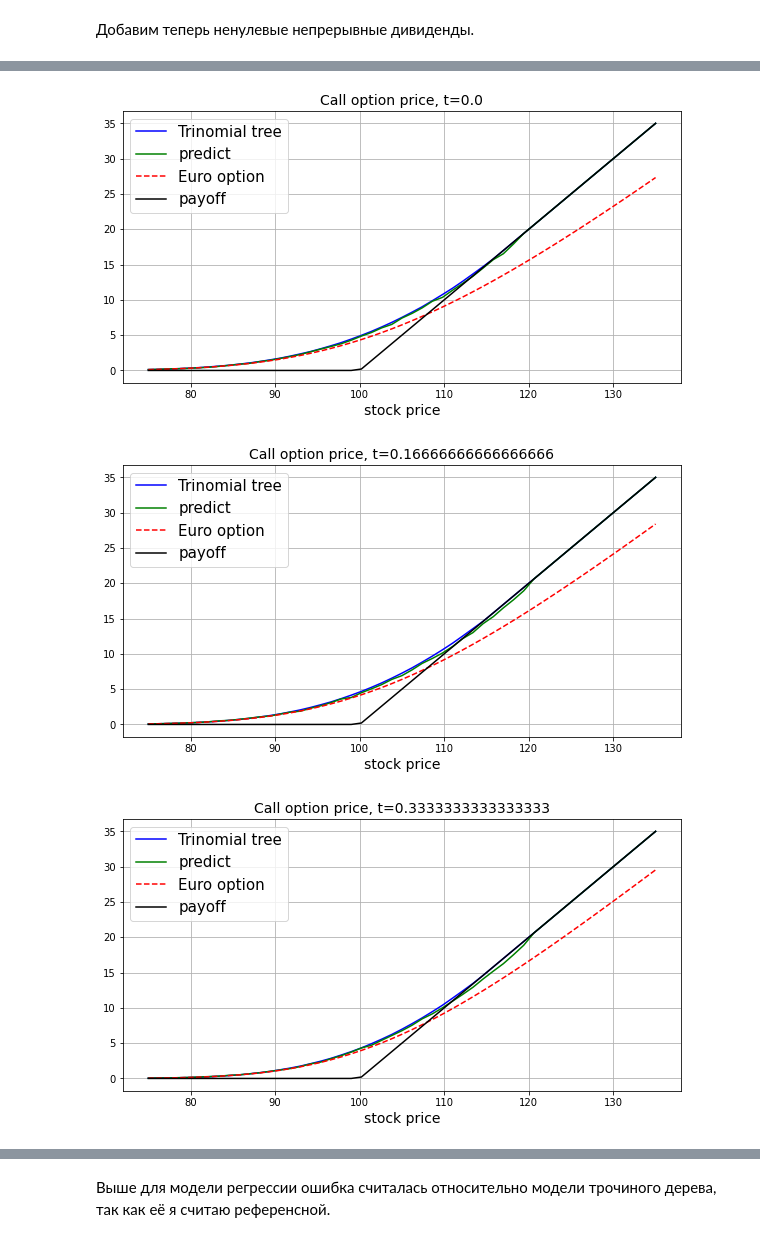
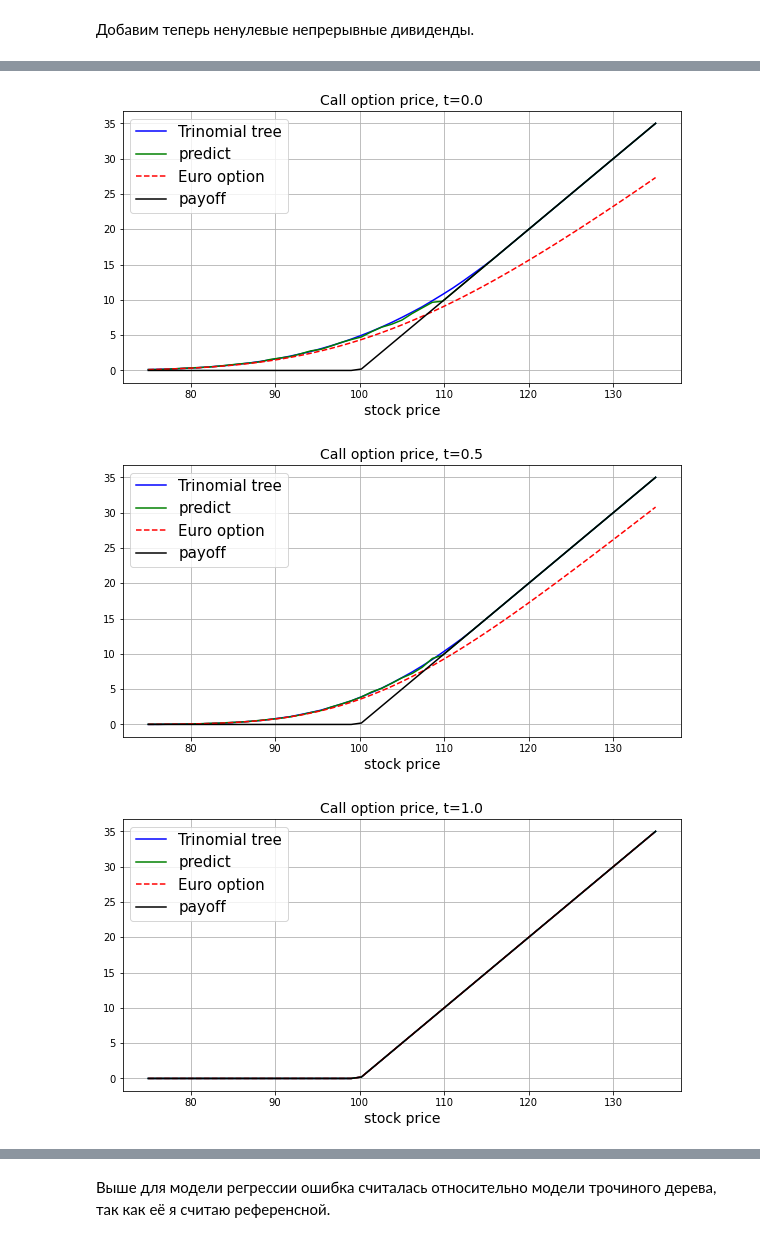
Before and after one commit to dolmatovas/MathFinance, a Jupyter notebook: american options/Долматов Тестовое Задание.ipynb, the cells around one changed output, grey strips where cells are left out. Drawn from its saved outputs; the diff is of its cells as text; code cells hidden in the pictures.

```diff
--- a/american options/Долматов Тестовое Задание.ipynb
+++ b/american options/Долматов Тестовое Задание.ipynb
@@ -380,17 +400,14 @@ def Predict(sn:np.ndarray, tn:np.ndarray, Npaths:int, r:float, d:float,
             result[j, start] = np.mean( V[j * Npaths : (j+1) * Npaths] )
     return result
 # %%
-@njit
-def PredictTrajecroty(sn, tn, Npaths, r, d, vol, strike, weights, locs, scales):
-
-    fit_in_the_money = False
+def PredictTrajecroty(sn, tn, Npaths, r, d, vol, strike, weights, locs, scales, match, anti):
 
     Nt = len(tn) - 1
     Ns = len(sn) - 1
     #current stock prices
     paths = np.zeros((Npaths * len(sn), Nt + 1))
     for i in range(len(sn)):
-        paths[i * Npaths : (i+1) * Npaths, :] = GeneratePaths(sn[i], r, d, vol, tn, Npaths)
+        paths[i * Npaths : (i+1) * Npaths, :] = GeneratePaths(sn[i], r, d, vol, tn, Npaths, match, anti)
     #boolean flags
     is_done = np.asarray([False for _ in range(Npaths * len(sn))])
 
@@ -423,10 +440,14 @@ def PredictTrajecroty(sn, tn, Npaths, r, d, vol, strike, weights, locs, scales):
     return t_expire, s_expire, paths
 # %%
 class RegressionPricer:
-    def __init__(self, option, stock, Npaths):
+    def __init__(self, option, stock, Npaths, match=True, anti=True, fit_in_the_money=False):
         self._Npaths = Npaths
         self._option = option
         self._stock = stock
+
+        self._match = match
+        self._anti = anti
+        self._fit_in_the_money = fit_in_the_money
 
 
     def fit(self, tn, sn):
@@ -436,7 +457,8 @@ class RegressionPricer:
         r, d, vol = self._stock.interest_rate, self._stock.delta, self._stock.volatility
         strike = self._option.strike
 
-        V, self._weights, self._locs, self._scales = Fit(sn, tn, self._Npaths, r, d, vol, strike)
+        V, self._weights, self._locs, self._scales = Fit(sn, tn, self._Npaths, r, d, vol, strike,
+                                                         self._match, self._anti, self._fit_in_the_money)
         return V
 
 
@@ -445,7 +467,7 @@ class RegressionPricer:
         strike = self._option.strike
         tn, sn = self._tn, self._sn
         weights, locs, scales = self._weights, self._locs, self._scales
-        V = Predict(sn, tn, self._Npaths, r, d, vol, strike, weights, locs, scales)
+        V = Predict(sn, tn, self._Npaths, r, d, vol, strike, weights, locs, scales, self._match, self._anti)
         return V
 
     def predict_trajectory(self, Npaths):
@@ -453,7 +475,7 @@ class RegressionPricer:
         strike = self._option.strike
         tn, sn = self._tn, self._sn
         weights, locs, scales = self._weights, self._locs, self._scales
-        return PredictTrajecroty(sn, tn, Npaths, r, d, vol, strike, weights, locs, scales)
+        return PredictTrajecroty(sn, tn, Npaths, r, d, vol, strike, weights, locs, scales, self._match, self._anti)
 # %%
 #model params
 vol = 0.167
@@ -467,7 +489,7 @@ call_option = Call(K, T)
 # %%
 #grid params
 Nt = 30
-Ns = 50
+Ns = 10
 
 tn = np.linspace(0, T, Nt + 1)
 sn = np.linspace(0.75 * K, 1.35 * K, Ns + 1)
@@ -594,9 +617,12 @@ Ns = 50
 tn = np.linspace(0, T, Nt + 1)
 sn = np.linspace(0.75 * K, 1.35 * K, Ns + 1)
 
-Npaths = 10000
+Npaths = 2000
 
-reg_pricer = RegressionPricer(call_option, stock, Npaths)
+match=True
+anti=True
+fit_in_the_money=True
+reg_pricer = RegressionPricer(call_option, stock, Npaths, match, anti, fit_in_the_money)
 # %%
 call_prices_tree = np.zeros((Ns + 1, ))
 for i in range(Ns + 1):
@@ -639,19 +665,19 @@ for i in range(Ns + 1):
         call_prices_tree[i, j] = trinomial_tree(call_option, stock, sn[i], tn[j:])
 call_prices_euro = calc_euro(call_option, stock, sn.reshape(-1, 1), tn.reshape(1, -1))
 # %%
-for i in range(0, Nt + 1, 5):
+for i in range(0, Nt + 1, 15):
     plt.figure(figsize=(10, 5))
     plt.plot(sn, call_prices_tree[:, i], 'b', linewidth=1.5,label='Trinomial tree')
     plt.plot(sn, call_prices_reg_pred[:, i], 'g', label='predict')
     plt.plot(sn, call_prices_euro[:, i], 'r--', label='Euro option')
     plt.plot(sn, call_option(sn), 'k', label='payoff')
     plt.grid()
     plt.legend(fontsize=15)
     plt.title(f"Call option price, t={tn[i]}", fontsize=14)
     plt.xlabel("stock price", fontsize=14)
     None
 plt.show()
 # %% [output]
 [figure]
-[figure, old version]
+[figure, new version]
-[figure, old version]
+[figure, new version]
```
Also changed, not shown: parts of 20 cells of this notebook, 7 other files.
